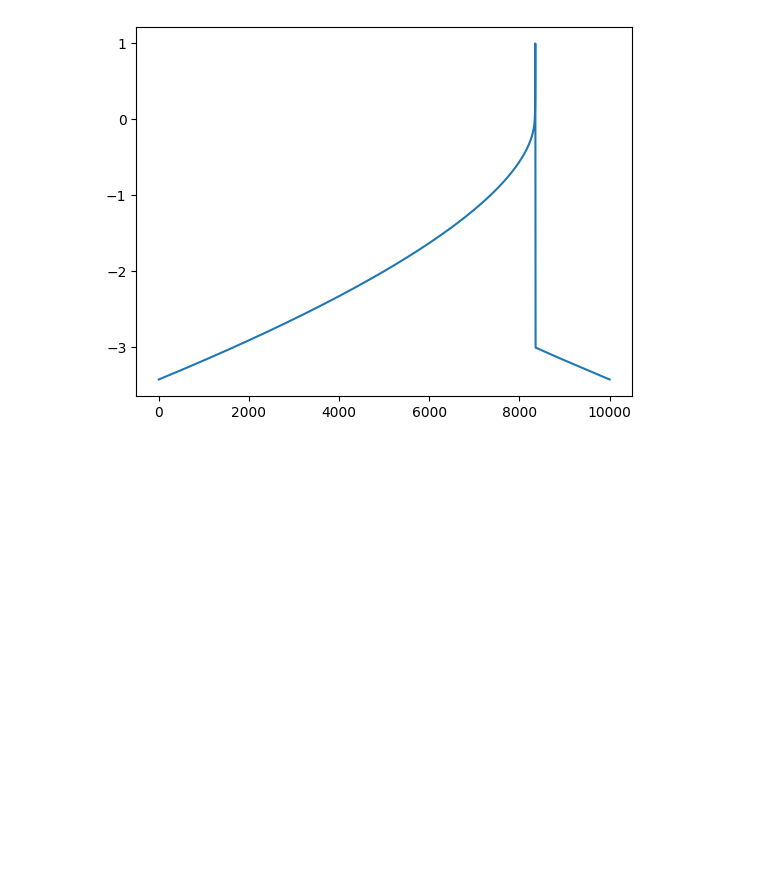
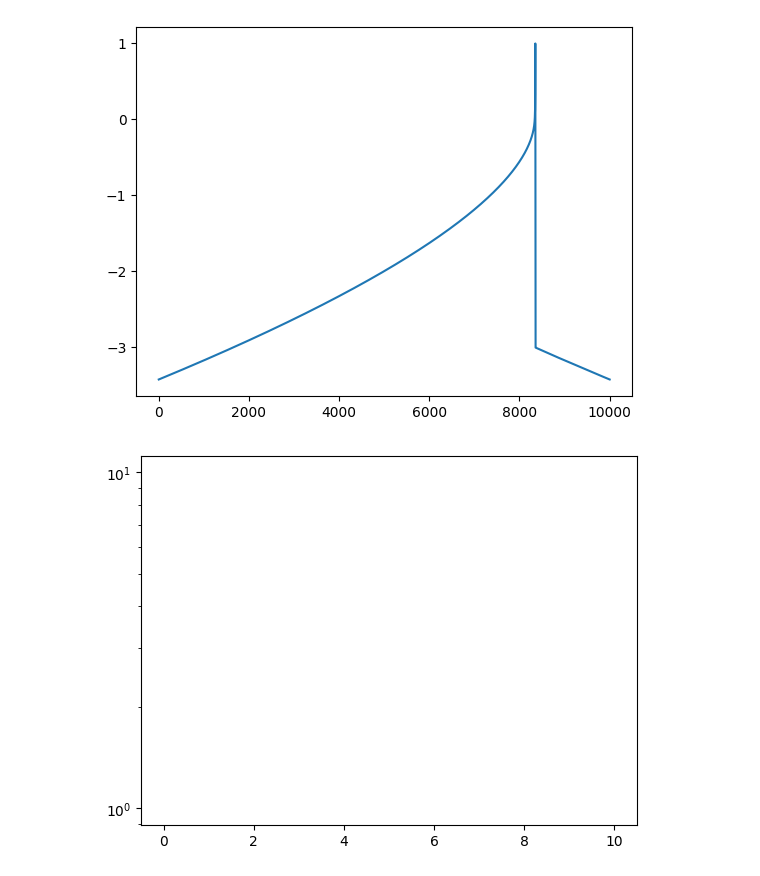
Before and after one commit to j-dichgans/Bachelor-Thesis, a Jupyter notebook: clarke_fig_1_v2.ipynb, the cells around one changed output. Saved outputs shown, nothing was run; the diff lists cells and outputs as text; code cells hidden in the pictures; blank space fills up the shorter version.

```diff
--- a/clarke_fig_1_v2.ipynb
+++ b/clarke_fig_1_v2.ipynb
@@ -569,3 +571,9 @@ plt.plot(ts,true_ls)
 # %% [output]
 [<matplotlib.lines.Line2D at 0x...>]
 [figure]
+# %%
+x = np.linspace(0,10,100)
+plt.plot(x,-x)
+plt.yscale('log')
+# %% [output]
+[figure, added]
```
Also changed, not shown: parts of 7 cells of this notebook.
